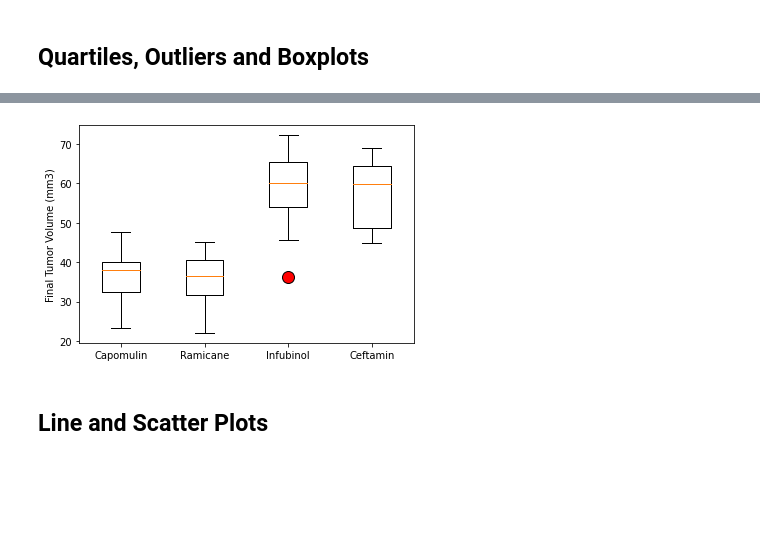
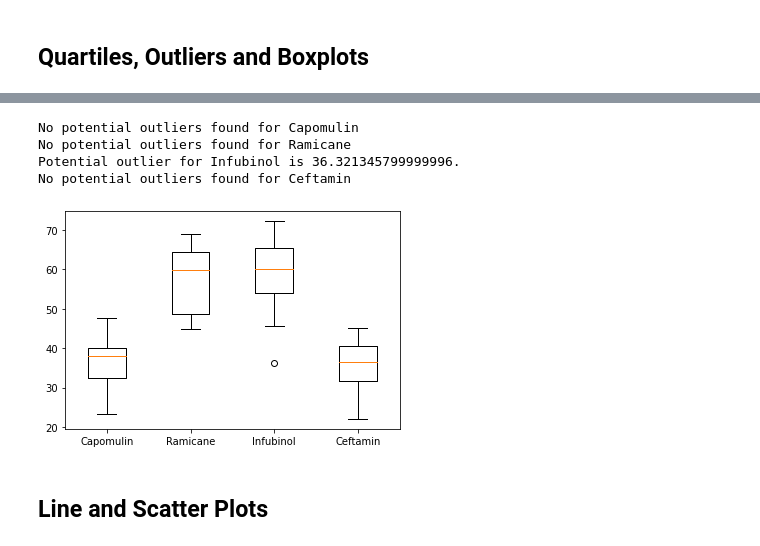
Before and after one commit to Slainte91/pyPharm_challenge, a Jupyter notebook: Pymaceuticals.ipynb, the cells around one changed output, grey strips where cells are left out. Cells and saved outputs as stored; diff of their text form; code cells hidden in the pictures; blank space fills up the shorter version.

```diff
--- a/Pymaceuticals.ipynb
+++ b/Pymaceuticals.ipynb
@@ -190,18 +190,20 @@ four_regs = clean_data.loc[(clean_data['Drug Regimen'] == "Capomulin") | (clean_
          (clean_data["Drug Regimen"] == "Infubinol") | (clean_data["Drug Regimen"] == "Ceftamin")]
 unique_mice = four_regs["Mouse ID"].unique()
 last_tv = []
+regimen_tv = []
 # Start by getting the last (greatest) timepoint for each mouse
 for mouse in unique_mice:
     mouse_df = four_regs[four_regs["Mouse ID"] == mouse]
     last = mouse_df["Timepoint"].max()
-    value_df = mouse_df.loc[mouse_df["Timepoint"] == last,["Mouse ID", "Tumor Volume (mm3)", "Drug Regimen"]]
-    value = value_df.iloc[0]["Tumor Volume (mm3)"]
-    last_tv.append(value)
-# Merge this group df with the original dataframe to get the tumor volume at the last timepoint
+    value_df = mouse_df.loc[mouse_df["Timepoint"] == last,["Tumor Volume (mm3)", "Drug Regimen"]]
+    tumor_value = value_df.iloc[0]["Tumor Volume (mm3)"]
+    regimen_value = value_df.iloc[0]["Drug Regimen"]
+    last_tv.append(tumor_value)
+    regimen_tv.append(regimen_value)
 last_tv_df = pd.DataFrame({
     "Mouse ID": unique_mice,
-    "Last Tumor Volume": last_tv
+    "Last Tumor Volume": last_tv,
+    "Drug Regimen": regimen_tv
 })
-final_df = four_regs.loc[four_regs["Timepoint"] == four_regs["Timepoint"].max(),["Mouse ID", "Tumor Volume (mm3)", "Drug Regimen"]]
 last_tv_df
 # %% [output]
@@ -244,7 +222,41 @@ Ceftamin's potential outliers: Series([], Name: Tumor Volume (mm3), dtype: float
+# %%
+# Put treatments into a list for for loop (and later for plot labels)
+four_tre = ["Capomulin", "Ramicane", "Infubinol", "Ceftamin"]
+for tre in four_tre:
+    tre_df = last_tv_df[last_tv_df["Drug Regimen"] == tre]
+    tv = tre_df["Last Tumor Volume"]
+    quartiles = tv.quantile([.25,.5,.75])
+    lowerq = quartiles[0.25]
+    upperq = quartiles[0.75]
+    iqr = upperq-lowerq
+    lower_bound = lowerq - (1.5*iqr)
+    upper_bound = upperq + (1.5*iqr)
+    tv_data = [vol for vol in tv]
+    counter = 0
+    for vol in tv_data:
+        if vol < lower_bound:
+            print(f"Potential outlier for {tre} is {vol}.")
+            counter += 1
+        elif vol > upper_bound:
+            print(f"Potential outlier for {tre} is {vol}.")
+            counter += 1
+    if counter == 0:
+        print(f"No potential outliers found for {tre}")
+# %% [output]
+No potential outliers found for Capomulin
+No potential outliers found for Ramicane
+Potential outlier for Infubinol is 36.321345799999996.
+No potential outliers found for Ceftamin
 # %%
 # Generate a box plot of the final tumor volume of each mouse across four regimens of interest
+tumor_lists = last_tv_df.groupby('Drug Regimen')['Last Tumor Volume'].apply(list)
+tumors_df = pd.DataFrame(tumor_lists)
+tumor_vols = [vol for vol in tumors_df['Last Tumor Volume']]
+plt.boxplot(tumor_vols, labels=four_tre)
+
+plt.show()
 # %% [output]
-[figure, old version]
+[figure, new version]
 # %% [markdown]
 ## Line and Scatter Plots
 # %%
```
Also changed, not shown: parts of 2 cells of this notebook.
